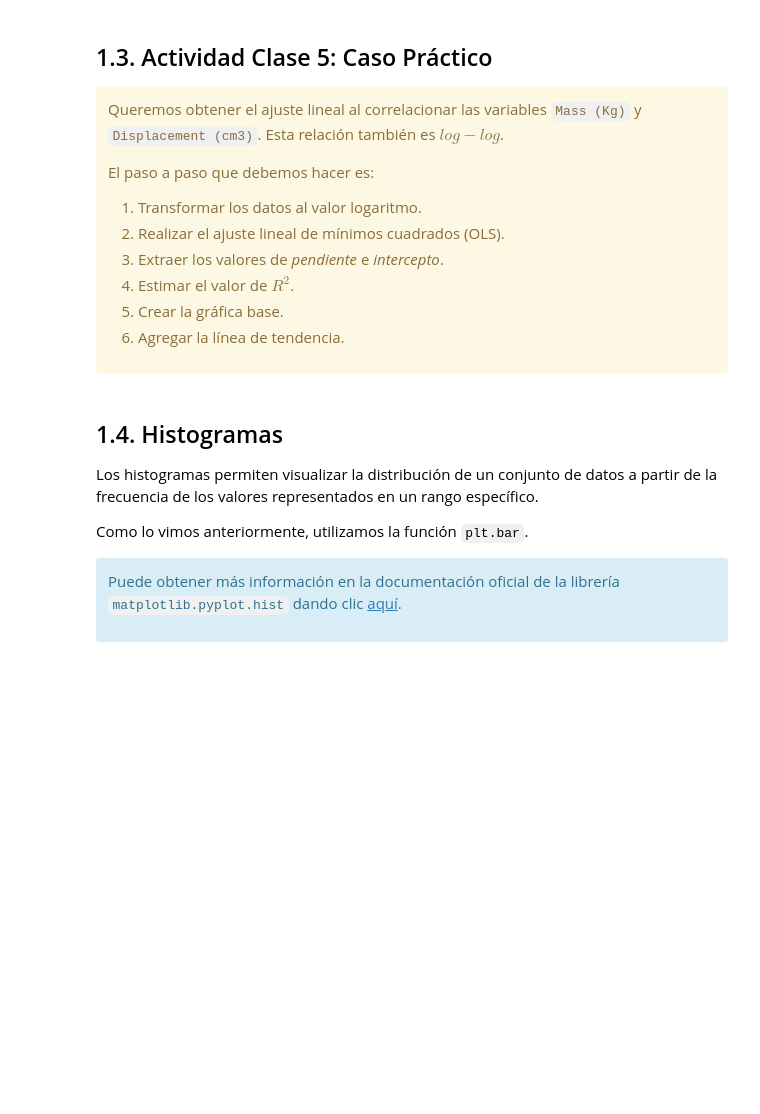
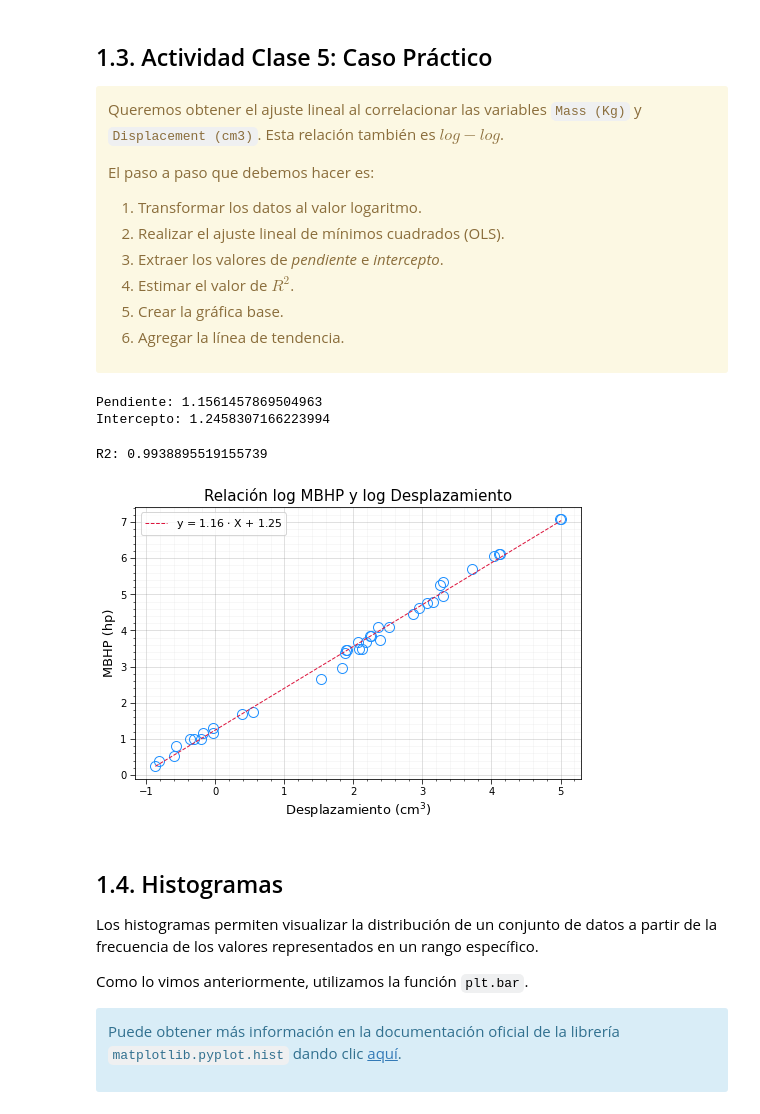
Before and after one commit to salazarna/ua-imec2001-hc-202310-s2, a Jupyter notebook: content/week3/C5_ajustedatos.ipynb, the cells around one changed output. Drawn from its saved outputs; the diff is of its cells as text; code cells hidden in the pictures; blank space fills up the shorter version.

```diff
--- a/content/week3/C5_ajustedatos.ipynb
+++ b/content/week3/C5_ajustedatos.ipynb
@@ -311,4 +360,19 @@ El paso a paso que debemos hacer es:
+# %%
+# PASO 1. Asignar variables
+x_values = np.log10(df['Mass (Kg)'].values)
+y_values = np.log10(df['Displacement (cm3)'].values)
 # %%
 # PASO 2 y 3. Obtener métricas estadísticas con `scipy`
+slope, intercept, r_value, p_value, std_err = scipy.stats.linregress(x_values, y_values)
+
+print(f'Pendiente: {slope}\nIntercepto: {intercept}')
+# %% [output]
+Pendiente: 1.1561457869504963
+Intercepto: 1.2458307166223994
 # %%
 # PASO 4. R2
+r2 = r_value**2
+
+print(f'R2: {r2}')
+# %% [output]
+R2: 0.9938895519155739
@@ -317,3 +379,40 @@ El paso a paso que debemos hacer es:
+# %%
+# PASO 5 y 6. Gráficas
+hor = 8
+ver = 5
+plt.figure(figsize=(hor, ver))
+
+## 5.1. Gráfica de datos
+plt.plot(x_values, y_values, color='dodgerblue', ls='', marker='o', ms=10, fillstyle='none')
+
+## 5.2. Gráfica del OLS
+plt.plot(x_values,
+         slope*x_values + intercept,
+         linestyle='--',
+         color='crimson',
+         linewidth=1,
+         zorder=10,
+         label=(f'y = {np.round(slope, 2)} $\cdot$ X + {np.round(intercept, 2)}'))
+
+## 5.3. Otros parámetros
+plt.rcParams['axes.axisbelow'] = True
+
+plt.title('Relación log MBHP y log Desplazamiento', fontsize=15)
+plt.ylabel('MBHP (hp)', fontsize=13)
+plt.xlabel('Desplazamiento (cm$^3$)', fontsize=13)
+
+plt.tick_params(direction='out', length=5, width=0.75, grid_alpha=0.3)
+plt.xticks(rotation=0)
+plt.minorticks_on()
+plt.ylim(None, None)
+plt.xlim(None, None)
+plt.grid(True)
+plt.grid(visible=True, which='major', color='grey', linestyle='-')
+plt.grid(visible=True, which='minor', color='lightgrey', linestyle='-', alpha=0.2)
+plt.legend(loc='best', fontsize=11)
+plt.tight_layout;
+# %% [output]
+[figure, added]
 # %% [markdown]
 ## 1.4. Histogramas
 
```
Also changed, not shown: parts of 14 cells of this notebook, 1 other file.
